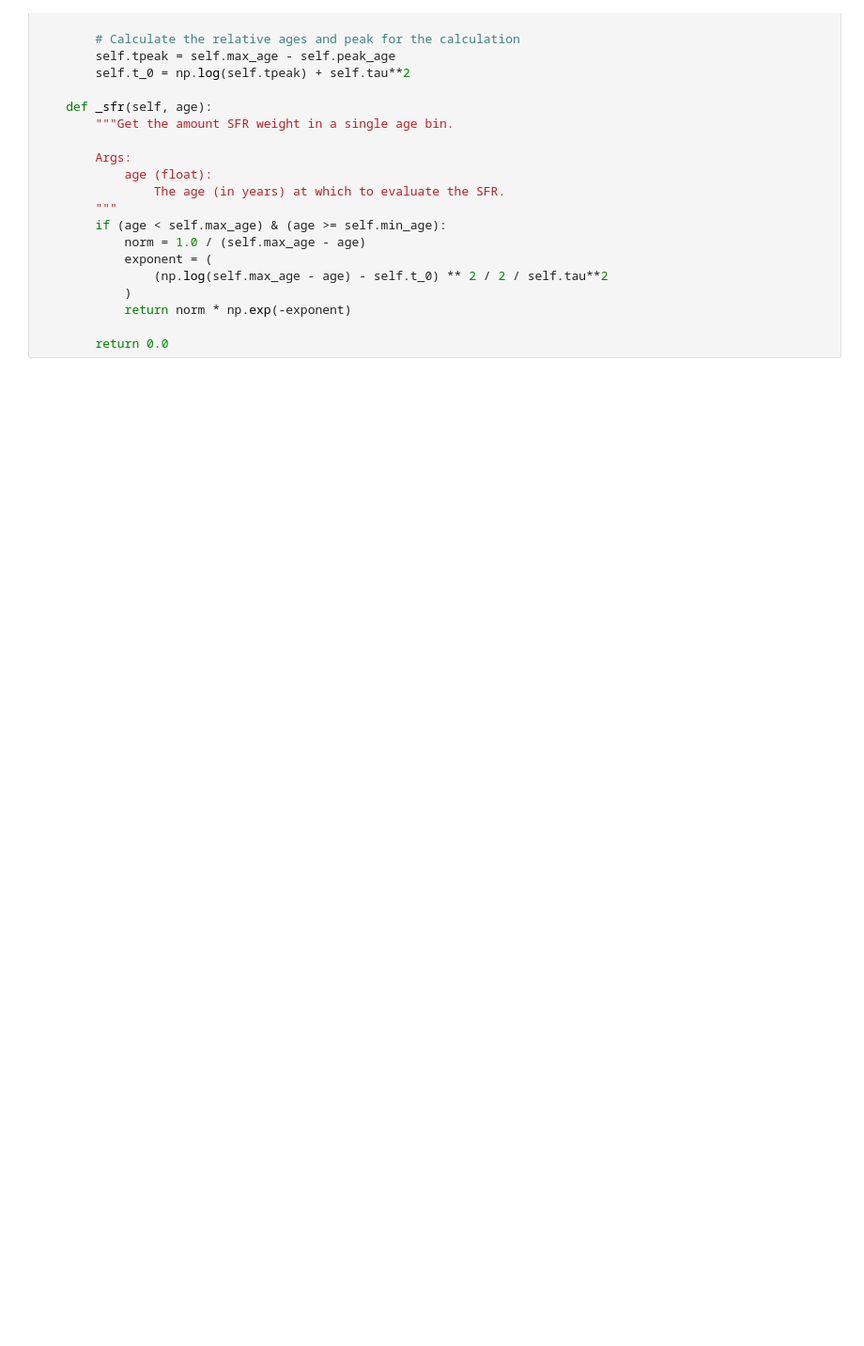
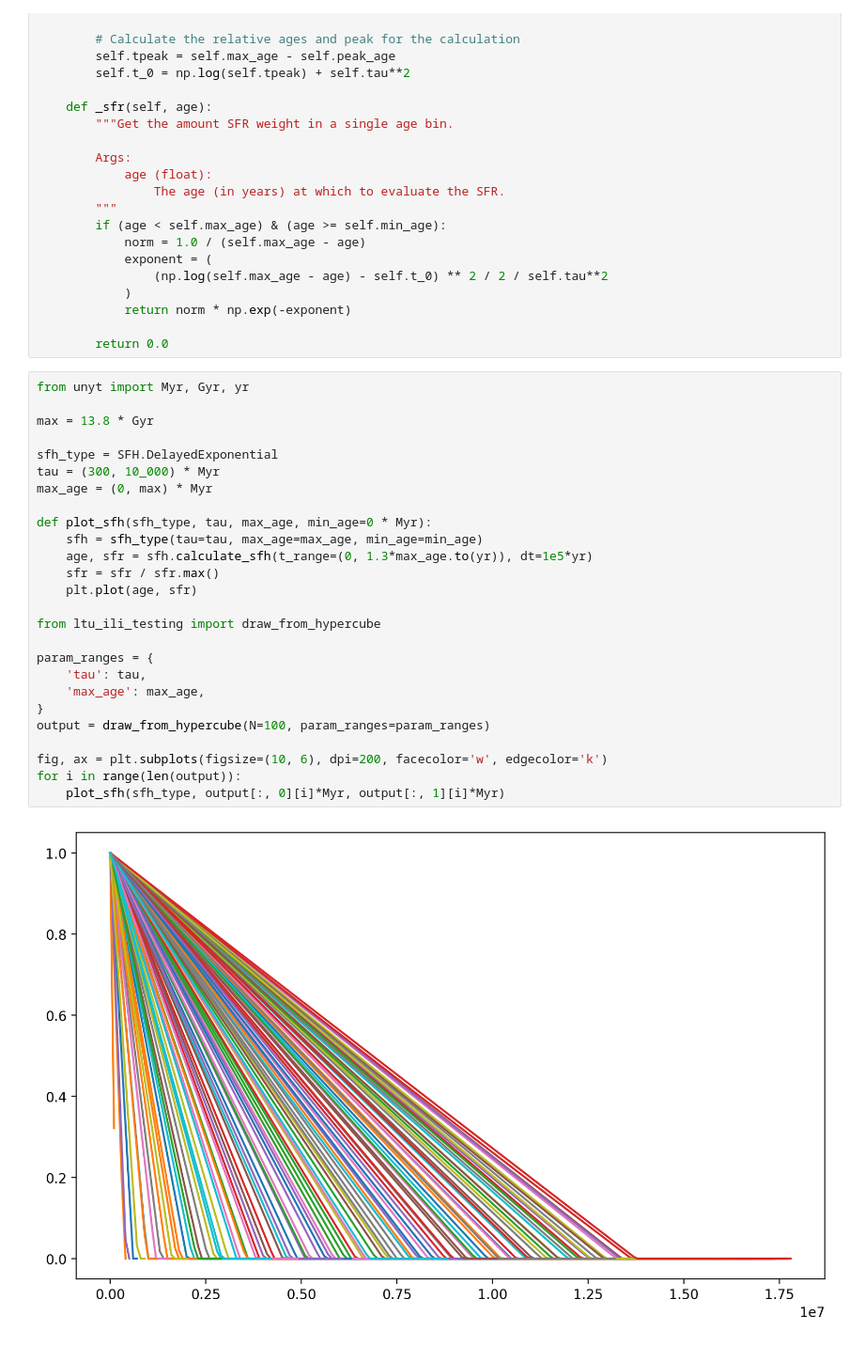
Before and after one commit to synthesizer-project/synference, a Jupyter notebook: scripts/other/random.ipynb, the cells around one changed output. Shown at 94% size. Cells and saved outputs as stored; diff of their text form; blank space fills up the shorter version.

```diff
--- a/scripts/other/random.ipynb
+++ b/scripts/other/random.ipynb
@@ -516,3 +528,31 @@ def lognormal(self, sfr, param):
             return norm * np.exp(-exponent)
 
         return 0.0
+# %%
+from unyt import Myr, Gyr, yr
+
+max = 13.8 * Gyr
+
+sfh_type = SFH.DelayedExponential
+tau = (300, 10_000) * Myr
+max_age = (0, max) * Myr
+
+def plot_sfh(sfh_type, tau, max_age, min_age=0 * Myr):
+    sfh = sfh_type(tau=tau, max_age=max_age, min_age=min_age)
+    age, sfr = sfh.calculate_sfh(t_range=(0, 1.3*max_age.to(yr)), dt=1e5*yr)
+    sfr = sfr / sfr.max()
+    plt.plot(age, sfr)
+
+from ltu_ili_testing import draw_from_hypercube
+
+param_ranges = {
+    'tau': tau,
+    'max_age': max_age,
+}
+output = draw_from_hypercube(N=100, param_ranges=param_ranges)
+
+fig, ax = plt.subplots(figsize=(10, 6), dpi=200, facecolor='w', edgecolor='k')
+for i in range(len(output)):
+    plot_sfh(sfh_type, output[:, 0][i]*Myr, output[:, 1][i]*Myr)
+# %% [output]
+[figure, added]
```
Also changed, not shown: parts of 4 cells of this notebook, 13 other files.
